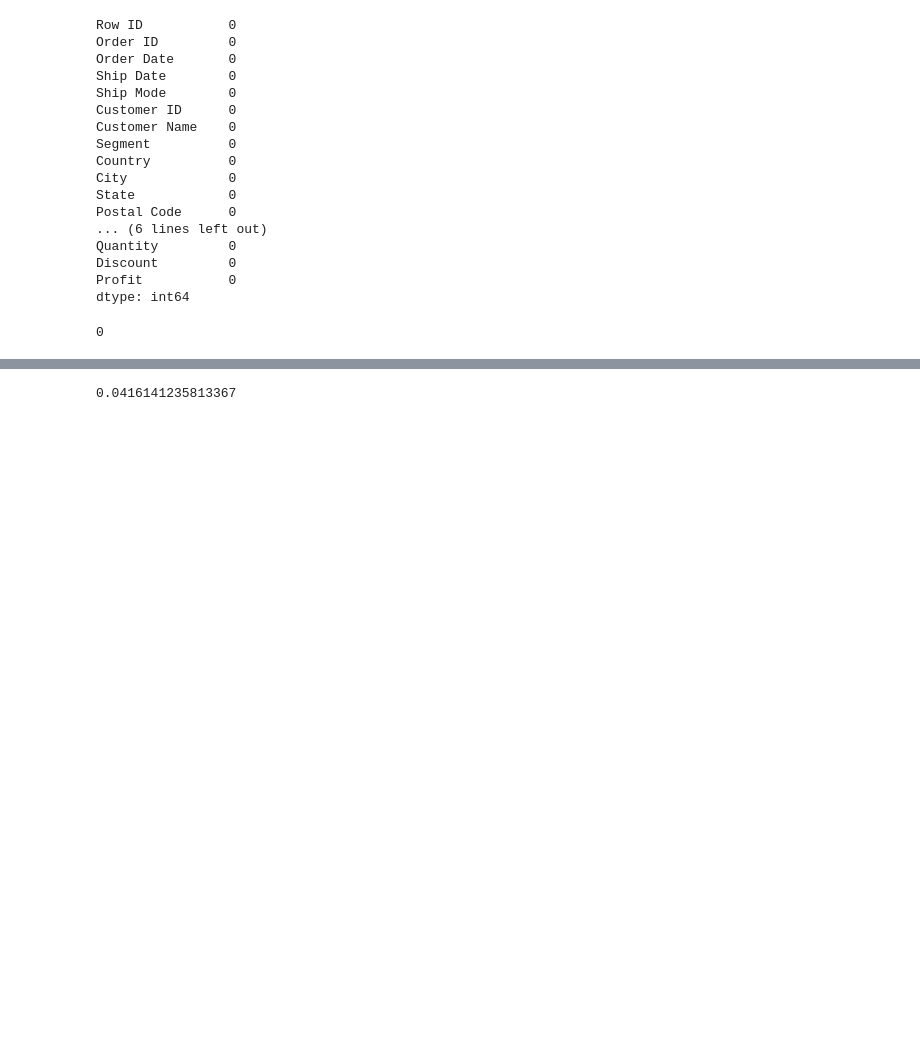
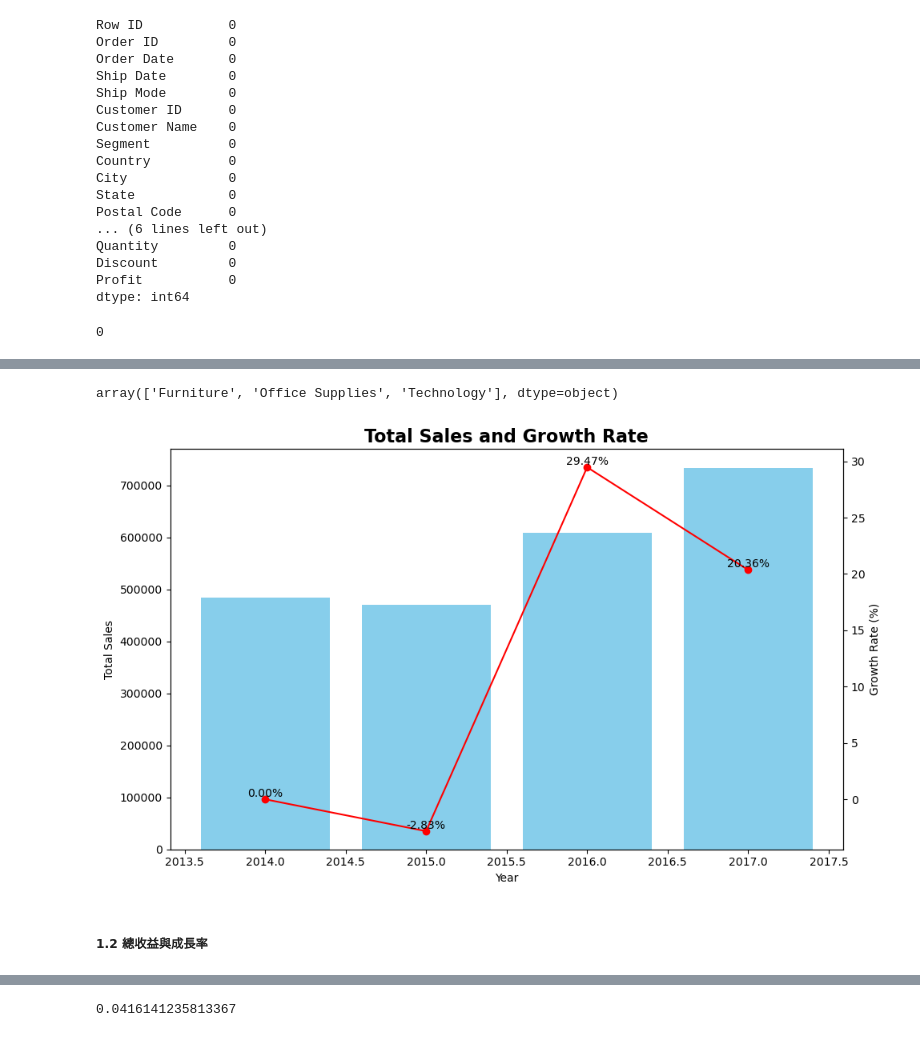
Before and after one commit to RaynaLin/superstore_EDA, a Jupyter notebook: EDA_superstore.ipynb, the cells around one changed output, grey strips where cells are left out. Saved outputs shown, nothing was run; the diff lists cells and outputs as text; code cells hidden in the pictures; blank space fills up the shorter version.

```diff
--- a/EDA_superstore.ipynb
+++ b/EDA_superstore.ipynb
@@ -514,0 +144,37 @@ The following point can be observed：
+# %%
+df["Category"].unique()
+# %% [output]
+array(['Furniture', 'Office Supplies', 'Technology'], dtype=object)
+# %%
+df_group_category = df.copy()
+# %%
+df_group_category["Order Date"] = pd.to_datetime(df_group_category["Order Date"])
+df_group_category.set_index("Order Date", inplace=True)
+# %%
+# 根據年份(resample)重新取樣資料，並將年設為索引
+resampled_data = df_group_category.resample('Y').sum()
+resampled_data.index = resampled_data.index.year
+# %%
+# 計算每年Sales成長率
+resampled_data["Growth_Rate_sales"] = resampled_data["Sales"].pct_change() * 100
+resampled_data.fillna(0, inplace = True)
+# %%
+# Total sales and Growth Rate
+fig, ax1= plt.subplots(figsize=(10, 6))
+ax1.bar(resampled_data.index, resampled_data["Sales"], color = "skyblue")
+ax2 = ax1.twinx()
+ax2.plot(resampled_data.index, resampled_data["Growth_Rate_sales"], color = "red", marker = "o")
+
+for i, rate in enumerate(resampled_data["Growth_Rate_sales"]):
+    ax2.text(resampled_data.index[i], rate, f"{rate:.2f}%", ha="center", va="bottom", fontsize=10)
+
+ax1.set_title("Total Sales and Growth Rate", weight = "bold",fontsize = "16")
+ax1.set_xlabel("Year")
+ax1.set_ylabel("Total Sales")
+ax2.set_ylabel("Growth Rate (%)")
+plt.tight_layout()
+plt.show()
+# %% [output]
+[figure, added]
+# %% [markdown]
+##### 1.2 總收益與成長率
```
Also changed, not shown: parts of 112 cells of this notebook.
